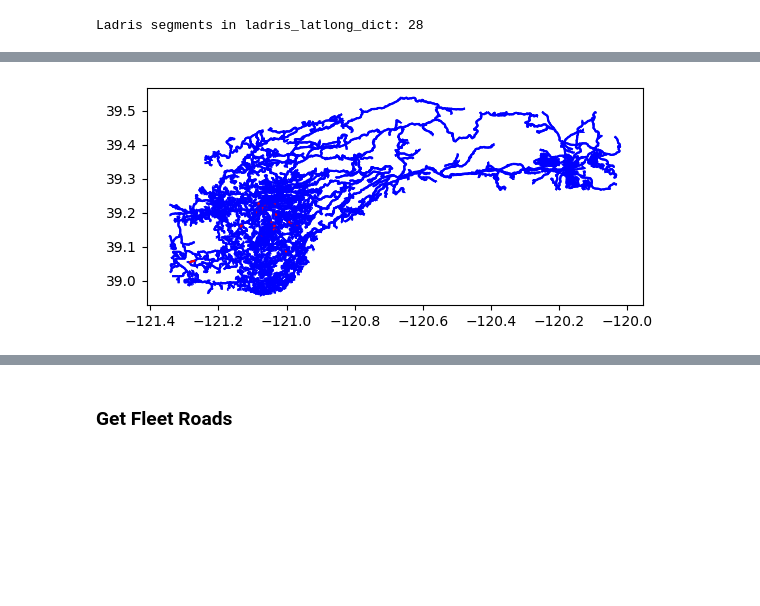
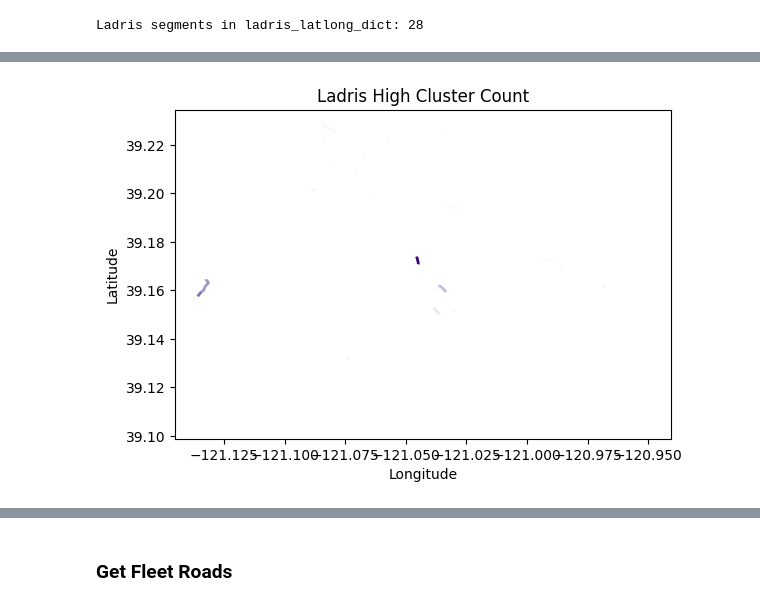
Before and after one commit to pfoytik/scenarioDiscovery, a Jupyter notebook: dataSummary.ipynb, the cells around one changed output, grey strips where cells are left out. Cells and saved outputs as stored; diff of their text form; code cells hidden in the pictures; blank space fills up the shorter version.

Commit message:
added coloring based on participation in critical scenarios

```diff
--- a/dataSummary.ipynb
+++ b/dataSummary.ipynb
@@ -260,0 +470,4 @@ ladris_df_subset.head()
+# %%
+### print ladris_df_subset rows with top 10 jaccard_index
+for i in top_10_index:
+    print(ladris_df_subset.iloc[i])
@@ -316,0 +570,5 @@ Ladris segments in ladris_latlong_dict: 28
+# %%
+### convert keys of ladris_latlong_dict to string
+ladris_latlong_dict_str = {}
+for k, v in ladris_latlong_dict.items():
+    ladris_latlong_dict_str[str(k)] = v
@@ -316,0 +595,5 @@ Ladris segments in ladris_latlong_dict: 28
+# %%
+### add the value of ladris_latlong_dict to the key of ladris_hc_count_df as a new field called geometry
+ladris_hc_count_df['geometry'] = ladris_hc_count_df['key'].map(ladris_latlong_dict_str)
+
+ladris_hc_count_df.head()
@@ -316,0 +638,7 @@ Ladris segments in ladris_latlong_dict: 28
+# %%
+### remove the rows from ladris_hc_count_df where the key is not in ladris_latlong_dict.keys()
+ladris_hc_count_df = ladris_hc_count_df[ladris_hc_count_df['key'].isin(ladris_latlong_dict_str.keys())]
+ladris_hc_count_df.head()
+### remove the rows from ladris_hc_count_df where the value is 0
+ladris_hc_count_df = ladris_hc_count_df[ladris_hc_count_df['value'] != 0]
+ladris_hc_count_df.head()
@@ -317,23 +652,38 @@ Ladris segments in ladris_latlong_dict: 28
 # %%
 #### ladris_latlong_dict
 new_ladris_latlong_dict = {}
 for i in ladris_latlong_dict:
     if i in ladris_ids:
         #print(LineString(ladris_latlong_dict[i]))
         new_ladris_latlong_dict[i] = LineString(ladris_latlong_dict[i])
     ladris_latlong_dict[i] = LineString(ladris_latlong_dict[i])
 
+### add id to the geometry of sub_gdf
+for i in new_ladris_latlong_dict:
+    new_ladris_latlong_dict[i] = LineString(ladris_latlong_dict[i])
 
 
 all_gdf = GeoDataFrame(geometry=[ladris_latlong_dict[i] for i in ladris_latlong_dict])
-sub_gdf = GeoDataFrame(geometry=[new_ladris_latlong_dict[i] for i in new_ladris_latlong_dict])
+#sub_gdf = GeoDataFrame(geometry=[new_ladris_latlong_dict[i] for i in new_ladris_latlong_dict])
+
+#sub_gdf = GeoDataFrame(
+#    {"id": list(new_ladris_latlong_dict.keys()), "geometry": list(new_ladris_latlong_dict.values())}
+#)
+sub_gdf = GeoDataFrame(
+    {"id": ladris_hc_count_df['key'],
+     "color": ladris_hc_count_df['color'],
+     "geometry": ladris_hc_count_df['geometry']}
+)
 
 
 ### plot all_gdf and sub_gdf on same plot
 fig, ax = plt.subplots()
-all_gdf.plot(ax=ax, color='blue')
-sub_gdf.plot(ax=ax, color='red')
+#all_gdf.plot(ax=ax, color='blue')
+sub_gdf.plot(ax=ax, color=sub_gdf['color'], linewidth=2)
+plt.title('Ladris High Cluster Count')
+plt.xlabel('Longitude')
+plt.ylabel('Latitude')
 
 plt.show()
 # %% [output]
-[figure, old version]
+[figure, new version]
```
Also changed, not shown: parts of 30 cells of this notebook.
